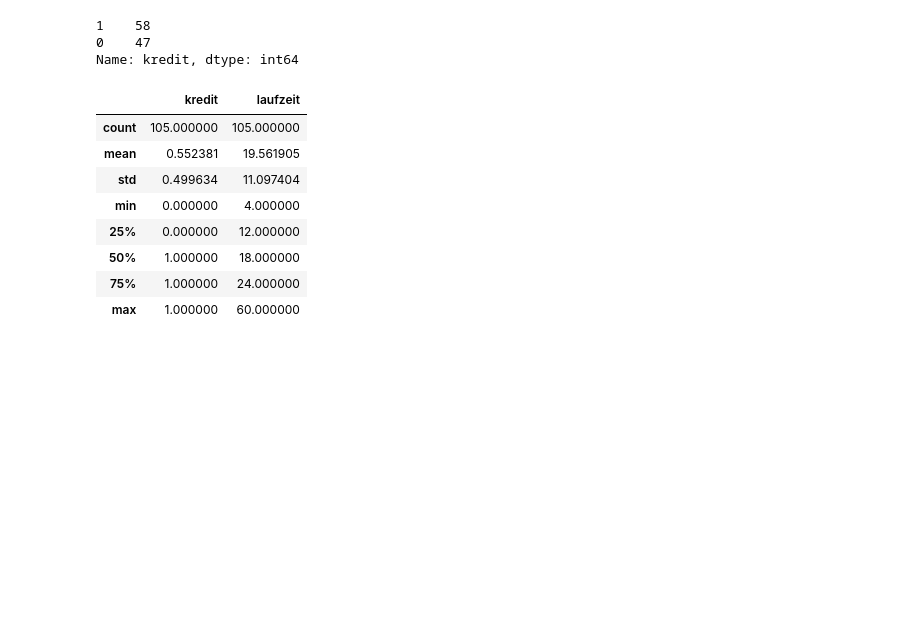
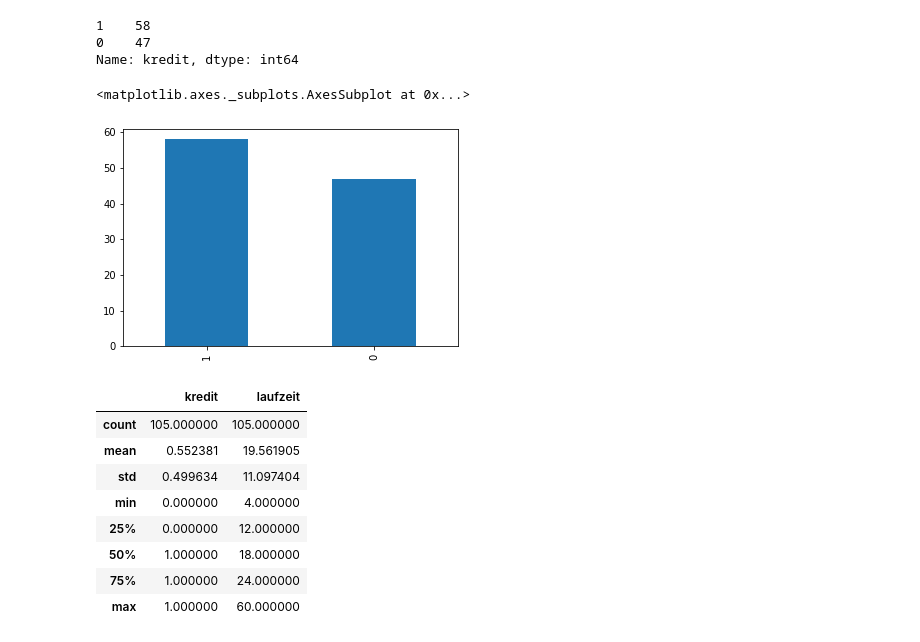
Before and after one commit to satriobhirawa/Kredit-EDA-SudDeutschland, a Jupyter notebook: BA_Credit.ipynb, the cells around one changed output. Cells and saved outputs as stored; diff of their text form; code cells hidden in the pictures; blank space fills up the shorter version.

```diff
--- a/BA_Credit.ipynb
+++ b/BA_Credit.ipynb
@@ -746,6 +756,11 @@ df[(df['altersgruppe'] == 'Young Adults') & (df['famges'] == 2)]['kredit'].value
 1    58
 0    47
 Name: kredit, dtype: int64
+# %%
+df[(df['altersgruppe'] == 'Young Adults') & (df['famges'] == 2)]['kredit'].value_counts().plot(kind='bar')
+# %% [output]
+<matplotlib.axes._subplots.AxesSubplot at 0x...>
+[figure, added]
 # %%
 # df[(df['altersgruppe'] == 'Young Adults') & (df['famges'] == 2)][['kredit','laufzeit']]
 # %%
```
Also changed, not shown: parts of 12 cells of this notebook, 1 other file.
